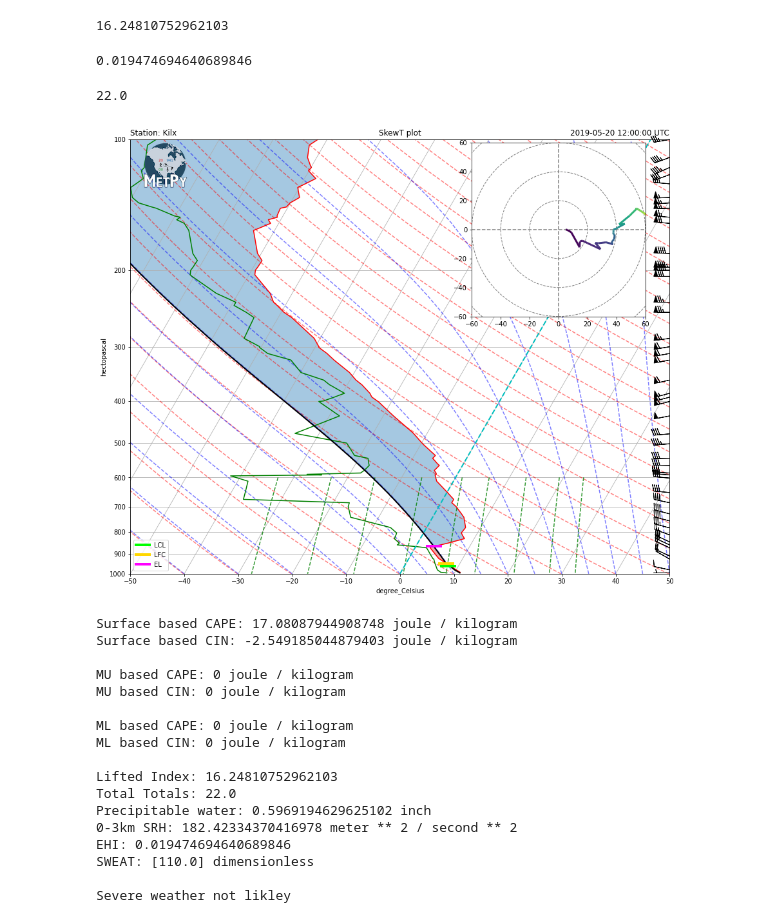
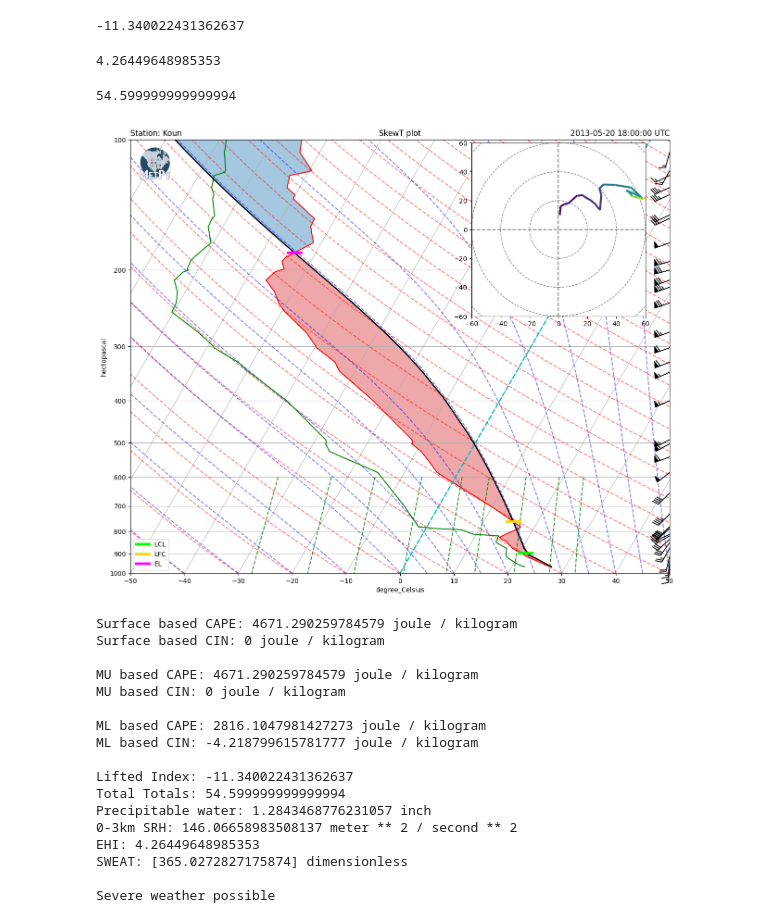
Before and after one commit to ebudd45/Meteorology-Projects, a Jupyter notebook: sounding.ipynb, the cells around one changed output. Drawn from its saved outputs; the diff is of its cells as text; code cells hidden in the pictures.

```diff
--- a/sounding.ipynb
+++ b/sounding.ipynb
@@ -32,7 +32,7 @@ from siphon.simplewebservice.wyoming import WyomingUpperAir
 from mpl_toolkits.axes_grid1.inset_locator import inset_axes
 # %%
 #set date and station
-date = datetime(2019, 5, 20, 12)
+date = datetime(2013, 5, 20, 18)
 
 station = input('Input station id:')
 #station=input('Station id:')
@@ -146,7 +146,7 @@ li=lifted_index(T,prof).m
 
 print(li)
 # %% [output]
-16.24810752962103
+-11.340022431362637
 # %%
 #calculate EHI
 def energetic_helicity_index(cape,pos_SRH):
@@ -166,7 +166,7 @@ EHI = energetic_helicity_index(cape,pos_SRH).m
 
 print(EHI)
 # %% [output]
-0.019474694640689846
+4.26449648985353
 # %%
 #calculate TT
 def total_totals(T,Td):
@@ -193,7 +193,7 @@ tt = total_totals(T,Td).m
 
 print(tt)
 # %% [output]
-22.0
+54.599999999999994
 # %%
 #plot sounding
 fig = plt.figure(figsize=(15, 15))
@@ -234,35 +234,35 @@ skew.shade_cin(p, T, prof)
 skew.shade_cape(p, T, prof)
 
 # Plot titles
 plt.title('Station: K{}'.format(station), loc='left')
 plt.title('SkewT plot', loc='center')
 plt.title('{} UTC'.format(date), loc='right')
 
 
 plt.legend(loc='lower left')
-add_metpy_logo(fig, 70, 635)
+add_metpy_logo(fig, 90, 900)
 
 # Create a hodograph
 data['height'] = data['height'] - data['height'][0]
 boundaries = [0, 1, 3, 5, 8] * units.km
 (_, u_trimmed, v_trimmed,
  speed_trimmed, height_trimmed) = mpcalc.get_layer(data['pressure'],
                                                    data['u_wind'],
                                                    data['v_wind'],
                                                    data['speed'],
                                                    data['height'],
                                                    height=data['height'],
                                                    depth=10 * units.km)
 colors = ['tab:red', 'tab:green', 'tab:blue', 'tab:olive']
 ax_hod = inset_axes(skew.ax, '40%', '40%', loc=1)
 h = Hodograph(ax_hod, component_range=60.)
 h.add_grid(increment=20)
 h.plot_colormapped(u_trimmed, v_trimmed, height_trimmed)
 
 # Show the plot
 plt.show()
 # %% [output]
-[figure, old version]
+[figure, new version]
 # %%
 #print out variables
 print(f'Surface based CAPE: {cape}')
@@ -287,20 +287,20 @@ if(((cape.m>=1500) and (li<=-2) and (cin.m>=-100) and (pos_SRH.m>=100) or (EHI>=
 else:
    print('Severe weather not likley')
 # %% [output]
-Surface based CAPE: 17.08087944908748 joule / kilogram
-Surface based CIN: -2.549185044879403 joule / kilogram
+Surface based CAPE: 4671.290259784579 joule / kilogram
+Surface based CIN: 0 joule / kilogram
 
-MU based CAPE: 0 joule / kilogram
+MU based CAPE: 4671.290259784579 joule / kilogram
 MU based CIN: 0 joule / kilogram
 
-ML based CAPE: 0 joule / kilogram
-ML based CIN: 0 joule / kilogram
+ML based CAPE: 2816.1047981427273 joule / kilogram
+ML based CIN: -4.218799615781777 joule / kilogram
 
-Lifted Index: 16.24810752962103
-Total Totals: 22.0
-Precipitable water: 0.5969194629625102 inch
-0-3km SRH: 182.42334370416978 meter ** 2 / second ** 2
-EHI: 0.019474694640689846
-SWEAT: [110.0] dimensionless
+Lifted Index: -11.340022431362637
+Total Totals: 54.599999999999994
+Precipitable water: 1.2843468776231057 inch
+0-3km SRH: 146.06658983508137 meter ** 2 / second ** 2
+EHI: 4.26449648985353
+SWEAT: [365.0272827175874] dimensionless
 
-Severe weather not likley
+Severe weather possible
```
Also changed, not shown: parts of 3 cells of this notebook.
